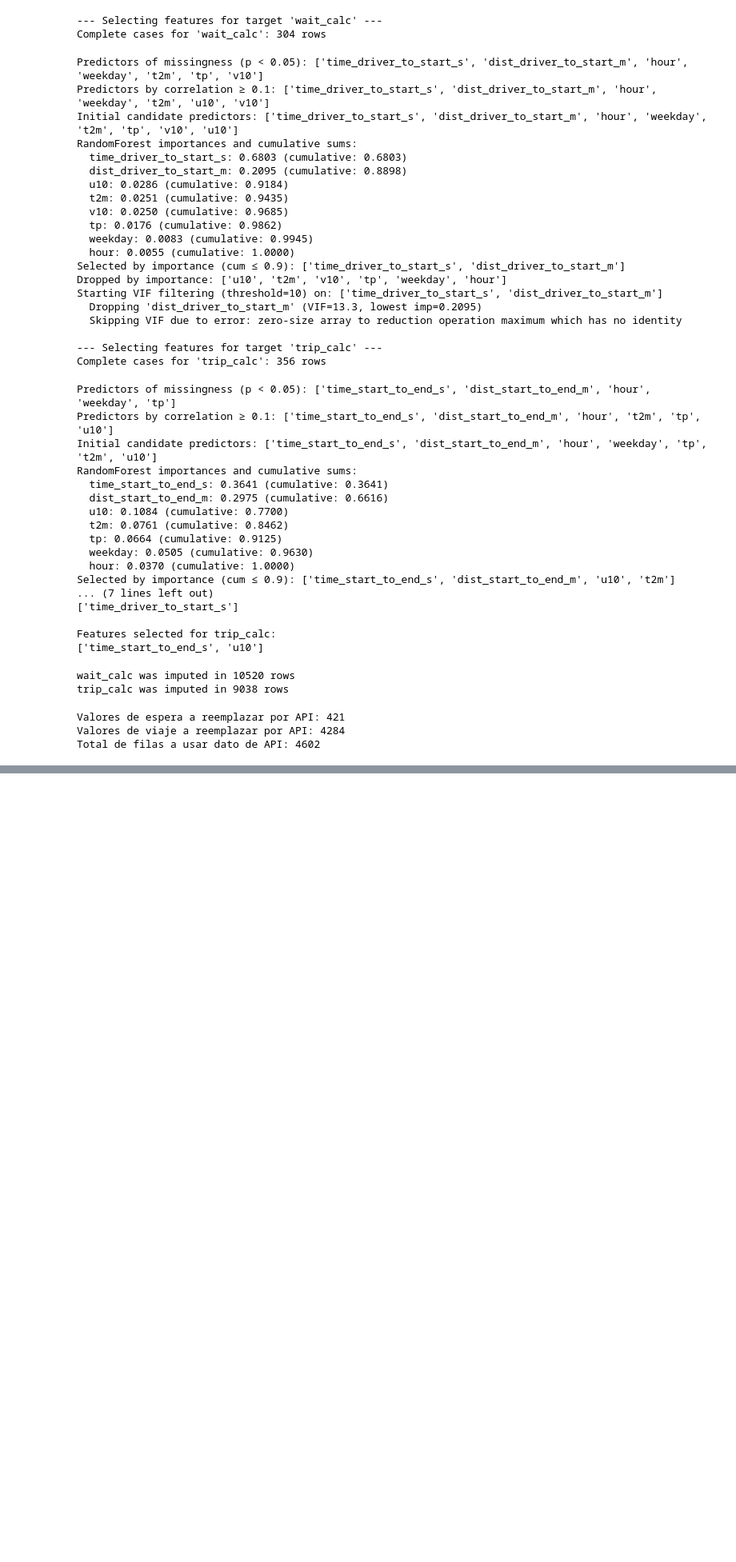
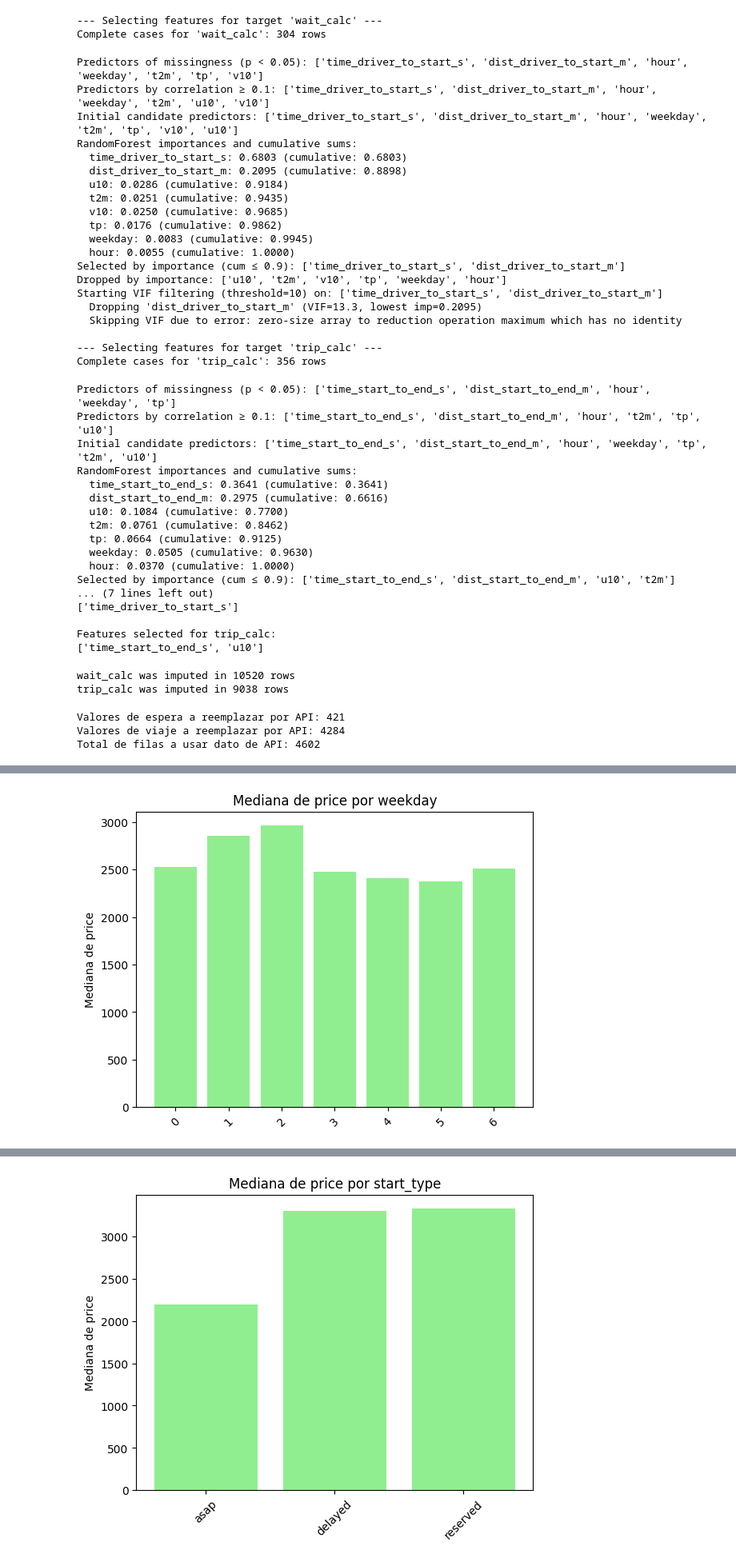
Before and after one commit to GeronimoFretes/analitica-descriptiva-tp, a Jupyter notebook: EDA.ipynb, the cells around one changed output, grey strips where cells are left out. Shown at 80% size. Cells and saved outputs as stored; diff of their text form; code cells hidden in the pictures; blank space fills up the shorter version.

```diff
--- a/EDA.ipynb
+++ b/EDA.ipynb
@@ -424,0 +660,69 @@ Total de filas a usar dato de API: 4602
+# %%
+import numpy as np
+import matplotlib.pyplot as plt
+from scipy.stats import shapiro, levene, f_oneway, kruskal
+import scikit_posthocs as sp
+
+# Lo que hace este test basicamente es hacer un anova (pero no literlamente porque no acepta distribucion normal) Es por eso que se usa la mediana (Se podria borrar Dunnet y Los test para la normalidad)
+
+def analizar_cualitativas(df, target_col, cualitativas): # Lo que hace este test basicamente es hacer un anova (pero no literlamente porque no acepta distribucion normal)
+    for var in cualitativas:
+        print(f"\n--- Análisis para variable: {var} ---")
+        grupos = sorted(df[var].dropna().unique())
+        datos_por_grupo = [df[df[var] == g][target_col].dropna() for g in grupos]
+
+        # Test de normalidad Shapiro-Wilk por grupo
+        normalidad_ok = True
+        print("P-valores test normalidad Shapiro-Wilk:")
+        for g, datos in zip(grupos, datos_por_grupo):
+            if len(datos) < 3:
+                print(f"  {g}: Muy pocos datos para test")
+                continue
+            p_val = shapiro(datos).pvalue
+            print(f"  {g}: p-valor = {p_val:.4e}")
+            if p_val < 0.05:
+                normalidad_ok = False
+
+        if normalidad_ok:
+            # Test homogeneidad de varianzas
+            p_levene = levene(*datos_por_grupo).pvalue
+            print(f"Levene p-valor: {p_levene:.4f}")
+            if p_levene > 0.05:
+                stat, p = f_oneway(*datos_por_grupo)
+                print(f"ANOVA: estadístico={stat:.4f}, p-valor={p:.4f}")
+                if p < 0.05:
+                    print("➡️ Diferencias significativas entre grupos (ANOVA).")
+                else:
+                    print("➡️ No diferencias significativas entre grupos (ANOVA).")
+                # Gráfico con medias
+                medias = [np.mean(datos) for datos in datos_por_grupo]
+                plt.bar(grupos, medias, color='skyblue')
+                plt.ylabel(f'Media de {target_col}')
+                plt.title(f'Media de {target_col} por {var}')
+                plt.xticks(rotation=45)
+                plt.show()
+            else:
+                print("Varianzas no homogéneas, se recomienda Welch ANOVA.")
+        else:
+            # Test no paramétrico Kruskal-Wallis
+            stat, p = kruskal(*datos_por_grupo)
+            print(f"Kruskal-Wallis: estadístico={stat:.4f}, p-valor={p:.4f}")
+            if p < 0.05:
+                print("➡️ Diferencias significativas entre grupos (Kruskal-Wallis).")
+                # Post-hoc Dunn
+                print("Test post-hoc Dunn (ajustado Bonferroni):")
+                data = df[[var, target_col]].dropna()
+                dunn_res = sp.posthoc_dunn(data, val_col=target_col, group_col=var, p_adjust='bonferroni')
+                print(dunn_res)
+            else:
+                print("➡️ No diferencias significativas entre grupos (Kruskal-Wallis).")
+            # Gráfico con medianas
+            medianas = [np.median(datos) for datos in datos_por_grupo]
+            plt.bar(grupos, medianas, color='lightgreen')
+            plt.ylabel(f'Mediana de {target_col}')
+            plt.title(f'Mediana de {target_col} por {var}')
+            plt.xticks(rotation=45)
+            plt.show()
+
+analizar_cualitativas(df_drop, 'price', cualitativas)
+# %% [output]
@@ -424,0 +746 @@ Total de filas a usar dato de API: 4602
+[figure, added]
@@ -424,0 +759 @@ Total de filas a usar dato de API: 4602
+[figure, added]
```
Also changed, not shown: parts of 14 cells of this notebook.
